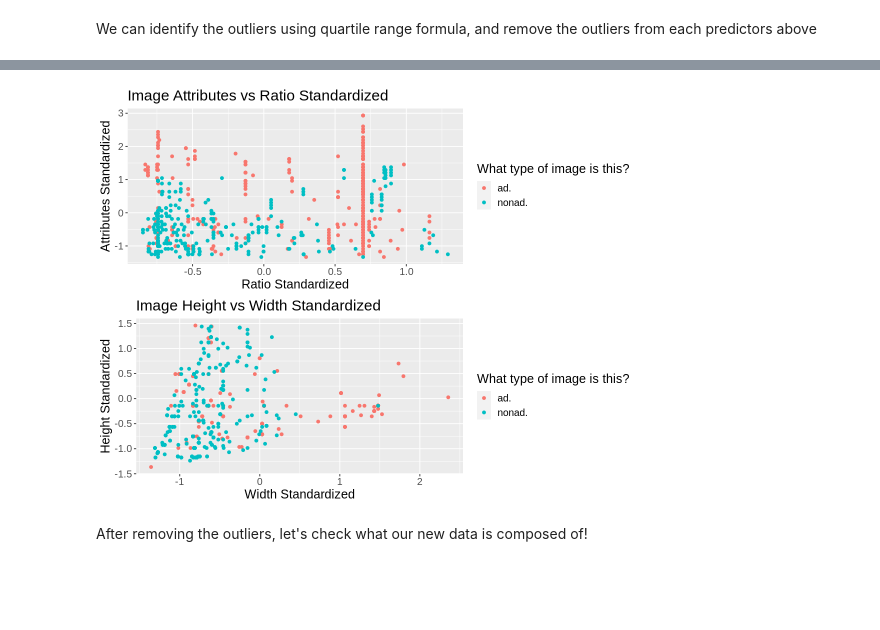
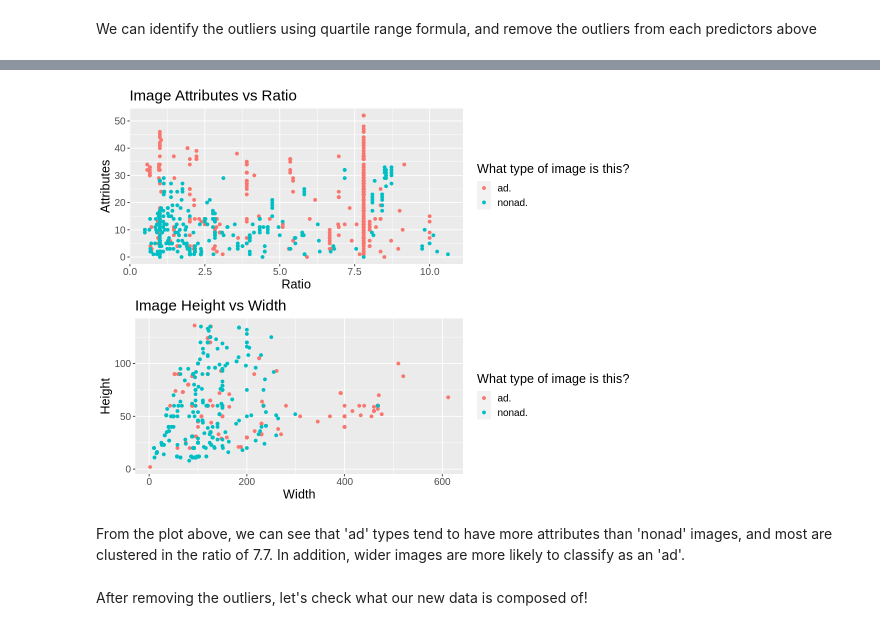
Before and after one commit to msamanthaf/Ad_Classification_DSCI, a Jupyter notebook: Advertisement_Classification.ipynb, the cells around one changed output, grey strips where cells are left out. Saved outputs shown, nothing was run; the diff lists cells and outputs as text; code cells hidden in the pictures; blank space fills up the shorter version.

```diff
--- a/Advertisement_Classification.ipynb
+++ b/Advertisement_Classification.ipynb
@@ -232,12 +172,12 @@ summary(ad_data_standardized)
 # %% [markdown]
 We can identify the outliers using quartile range formula, and remove the outliers from each predictors above
 # %%
-ad_standardized_clean <- filter(ad_data_standardized,
-                                Height >= -1.79755,
-                                Height <= 1.49085,
-                                Width >= -4.1217,
-                                Width <= 4.8383,
-                                Ratio >= -2.78765,
-                                Ratio <= 2.78715,
-                                Attributes >= -2.97425,
-                                Attributes <= 2.93175)
+ad_cleaned <- filter(ad_factored,
+                     Height >= -18.5,
+                     Height <= 137.5,
+                     Width >= -452,
+                     Width <= 1020,
+                     Ratio >= -8.66375,
+                     Ratio <= 17.67825,
+                     Attributes >= -27,
+                     Attributes <= 52)
@@ -244,31 +186,33 @@ ad_standardized_clean <- filter(ad_data_standardized,
 # %%
 # Plot the new relationship between image ratio and attributes to type
 
 options(repr.plot.width = 9, repr.plot.height = 7)
-new_plot_ar <- ad_standardized_clean |>
+new_plot_ar <- ad_cleaned |>
                ggplot(aes(x = Ratio, y = Attributes, color = Type)) +
                geom_point()  +
-               xlab("Ratio Standardized") +
-               ylab("Attributes Standardized") +
+               xlab("Ratio") +
+               ylab("Attributes") +
                labs(colour = "What type of image is this?") +
-               ggtitle("Image Attributes vs Ratio Standardized")+
+               ggtitle("Image Attributes vs Ratio")+
                theme(text = element_text(size=15))
 
 # Plot the new relationship between image width and height to type
 
 options(repr.plot.width = 9, repr.plot.height = 7)
-new_plot_hw <- ad_standardized_clean |>
+new_plot_hw <- ad_cleaned |>
                ggplot(aes(x = Width, y = Height, color = Type)) +
                geom_point()  +
-               xlab("Width Standardized") +
-               ylab("Height Standardized") +
+               xlab("Width") +
+               ylab("Height") +
                labs(colour = "What type of image is this?") +
-               ggtitle("Image Height vs Width Standardized")+
+               ggtitle("Image Height vs Width")+
                theme(text = element_text(size=15))
 
 plot_grid(new_plot_ar, new_plot_hw, ncol = 1)
 # %% [output]
-[figure, old version]
+[figure, new version]
+# %% [markdown]
+From the plot above, we can see that 'ad' types tend to have more attributes than 'nonad' images, and most are clustered in the ratio of 7.7. In addition, wider images are more likely to classify as an 'ad'.
 # %% [markdown]
 After removing the outliers, let's check what our new data is composed of!
 # %%
```
Also changed, not shown: parts of 26 cells of this notebook.
